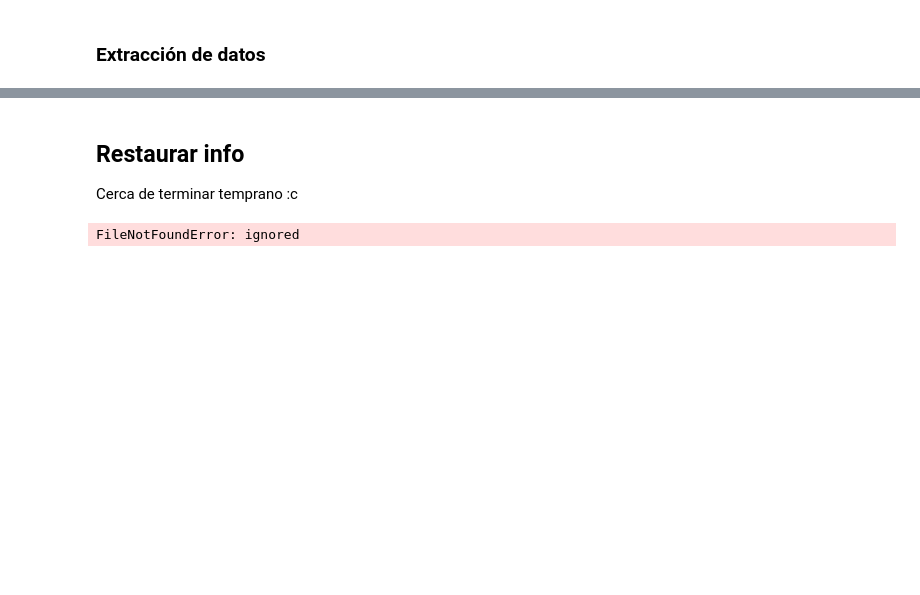
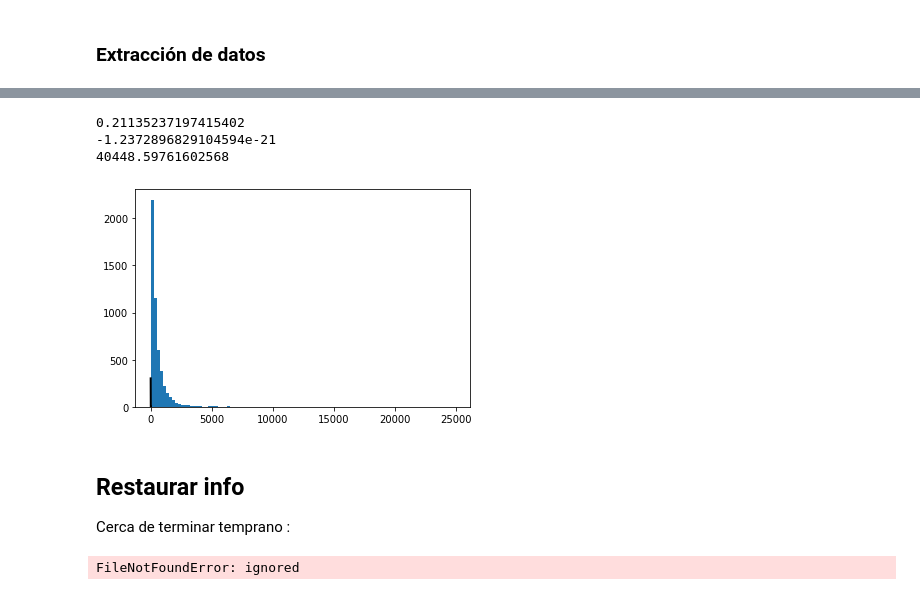
Before and after one commit to ErickMMuniz/NetworkAnalysis_TwitterTrends, a Jupyter notebook: NetworkAnalysis_TwitterTrends.ipynb, the cells around one changed output, grey strips where cells are left out. Cells and saved outputs as stored; diff of their text form; code cells hidden in the pictures; blank space fills up the shorter version.

```diff
--- a/NetworkAnalysis_TwitterTrends.ipynb
+++ b/NetworkAnalysis_TwitterTrends.ipynb
@@ -398,7 +501,26 @@ df_mutual_follow = get_data_followers_and_friends()
+# %%
+from scipy.stats import powerlaw
+
+a = powerlaw.fit(intertime_tweets)
+print(a[0])
+print(a[1])
+print(a[2])
+x = np.linspace(0.0001,10,10000)
+#plt.plot(x, x**(-a[0] ) )
+plt.hist(intertime_tweets, bins = 100 )
+
+rv = powerlaw(a[0])
+plt.plot(x, rv.pdf(x), 'k-', lw=2)
+plt.show()
+# %% [output]
+0.21135237197415402
+-1.2372896829104594e-21
+40448.59761602568
+[figure, added]
 # %% [markdown]
 ## Restaurar info
 
-Cerca de terminar temprano :c
+Cerca de terminar temprano :
 # %%
 import zipfile
 import gzip
```
Also changed, not shown: parts of 9 cells of this notebook.
